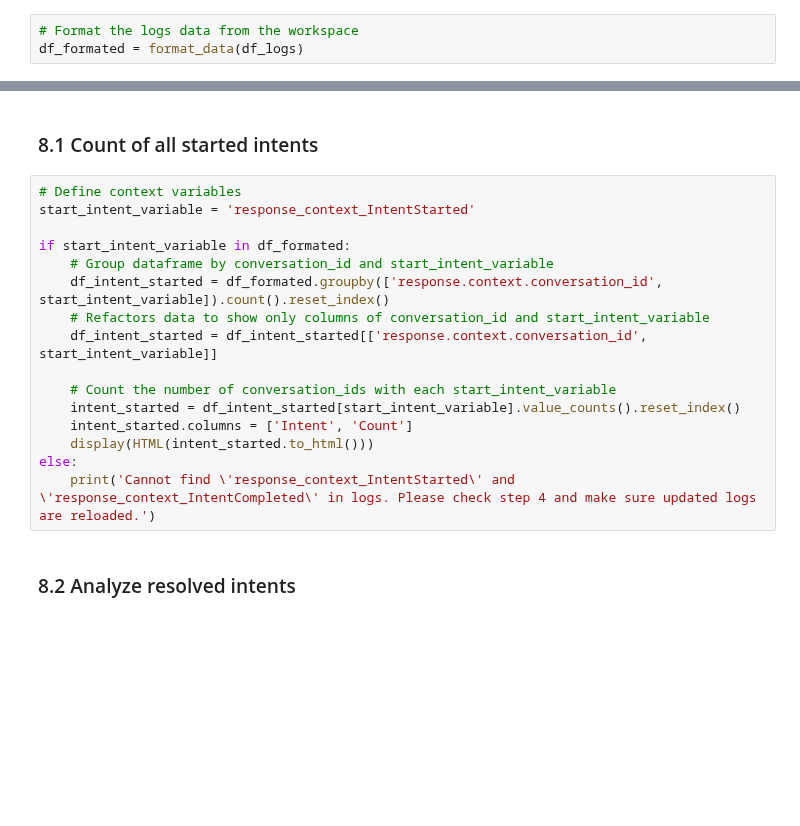
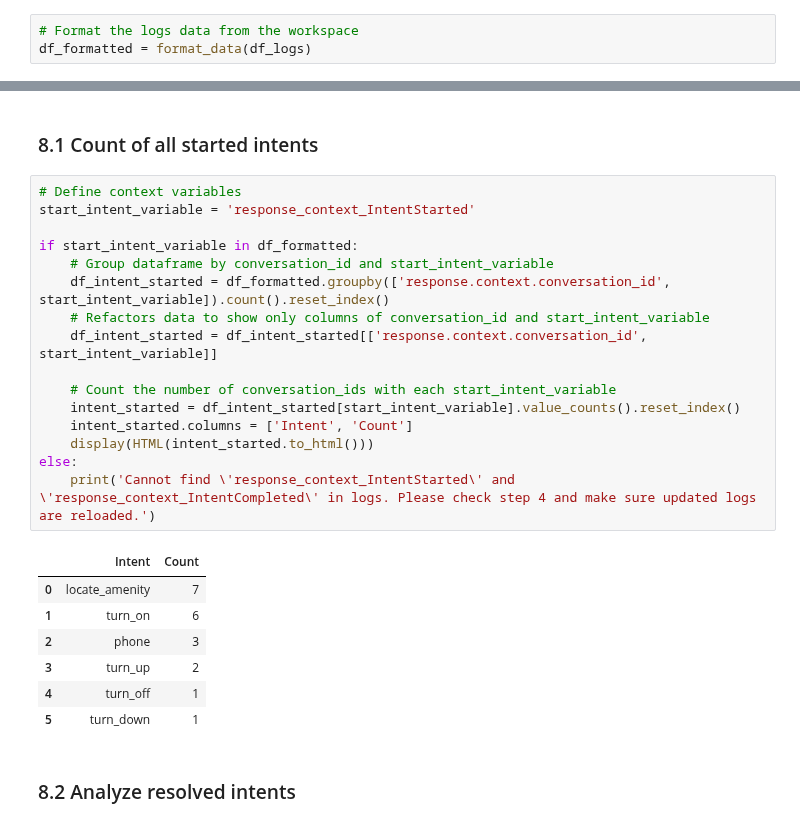
Before and after one commit to watson-developer-cloud/assistant-improve-recommendations-notebook, a Jupyter notebook: notebook/Measure Notebook-cp4d.ipynb, the cells around one changed output, grey strips where cells are left out. Drawn from its saved outputs; the diff is of its cells as text; blank space fills up the shorter version.

```diff
--- a/notebook/Measure Notebook-cp4d.ipynb
+++ b/notebook/Measure Notebook-cp4d.ipynb
@@ -238,4 +250,4 @@ else:
 The logs returned from `logs` API are stored in a nested structure. In this step, we expand the nested structure and extract the fields used for analysis.
 # %%
 # Format the logs data from the workspace
-df_formated = format_data(df_logs)
+df_formatted = format_data(df_logs)
@@ -568,19 +617,27 @@ After completing the above steps, run the following code for intent analysis. No
 # %%
 # Define context variables
 start_intent_variable = 'response_context_IntentStarted'
 
-if start_intent_variable in df_formated:
+if start_intent_variable in df_formatted:
     # Group dataframe by conversation_id and start_intent_variable
-    df_intent_started = df_formated.groupby(['response.context.conversation_id', start_intent_variable]).count().reset_index()
+    df_intent_started = df_formatted.groupby(['response.context.conversation_id', start_intent_variable]).count().reset_index()
     # Refactors data to show only columns of conversation_id and start_intent_variable
     df_intent_started = df_intent_started[['response.context.conversation_id', start_intent_variable]]
 
     # Count the number of conversation_ids with each start_intent_variable
     intent_started = df_intent_started[start_intent_variable].value_counts().reset_index()
     intent_started.columns = ['Intent', 'Count']
     display(HTML(intent_started.to_html()))
 else:
     print('Cannot find \'response_context_IntentStarted\' and \'response_context_IntentCompleted\' in logs. Please check step 4 and make sure updated logs are reloaded.')
+# %% [output]
+|  | Intent | Count |
+| 0 | locate_amenity | 7 |
+| 1 | turn_on | 6 |
+| 2 | phone | 3 |
+| 3 | turn_up | 2 |
+| 4 | turn_off | 1 |
+| 5 | turn_down | 1 |
 # %% [markdown]
 ###  8.2 Analyze resolved intents<a id="resolved_intents"></a>
 # %%
```
Also changed, not shown: parts of 18 cells of this notebook, 5 other files.
